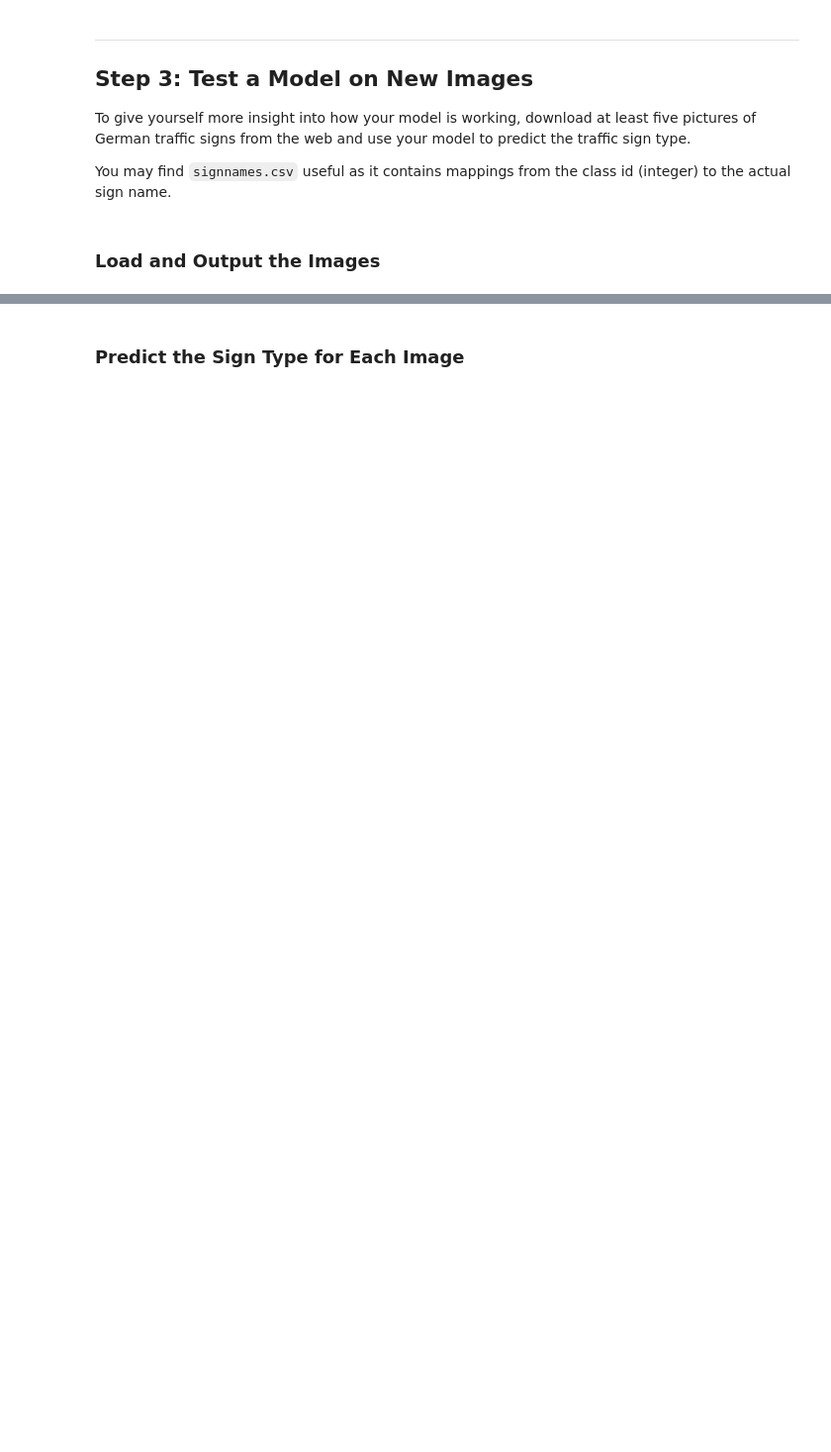
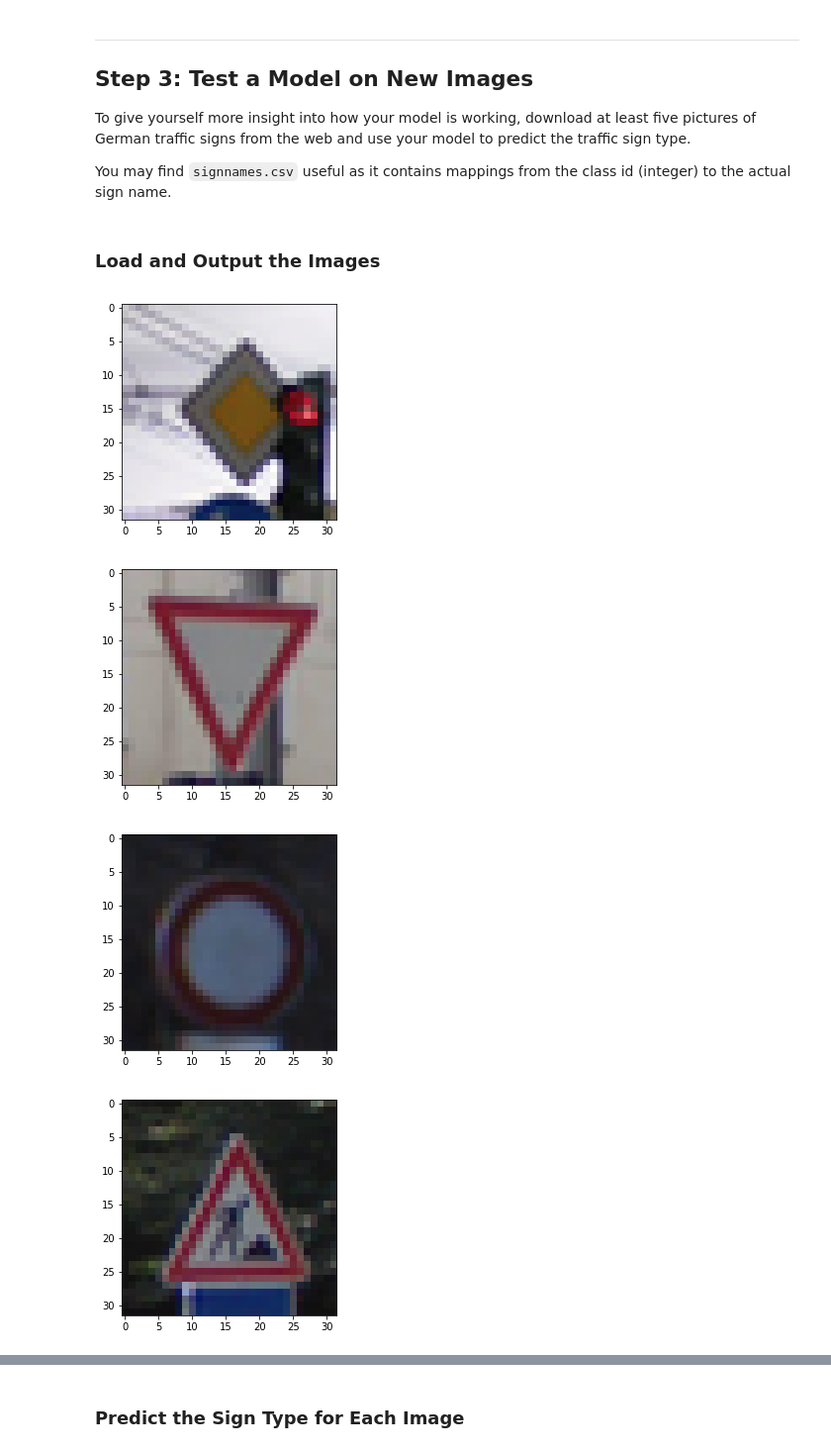
Before and after one commit to GorshkovNikita/CarND-Traffic-Sign-Classifier-Project, a Jupyter notebook: Traffic_Sign_Classifier.ipynb, the cells around one changed output, grey strips where cells are left out. Shown: that part at 99% size. Cells and saved outputs as stored; diff of their text form; code cells hidden in the pictures; blank space fills up the shorter version.

```diff
--- a/Traffic_Sign_Classifier.ipynb
+++ b/Traffic_Sign_Classifier.ipynb
@@ -305,0 +344,52 @@ You may find `signnames.csv` useful as it contains mappings from the class id (i
+# %%
+### Load the images and plot them here.
+### Feel free to use as many code cells as needed.
+import matplotlib.image as mpimg
+
+image = cv2.cvtColor(cv2.imread('../german_traffic_signs/12.png'), cv2.COLOR_BGR2RGB)
+image1 = cv2.cvtColor(cv2.imread('../german_traffic_signs/13.png'), cv2.COLOR_BGR2RGB)
+# image2 = cv2.cvtColor(cv2.imread('../german_traffic_signs/15.png'), cv2.COLOR_BGR2RGB)
+image2 = X_train[29979]
+image3 = cv2.cvtColor(cv2.imread('../german_traffic_signs/25.png'), cv2.COLOR_BGR2RGB)
+image4 = cv2.cvtColor(cv2.imread('../german_traffic_signs/35.png'), cv2.COLOR_BGR2RGB)
+image5 = cv2.cvtColor(cv2.imread('../german_traffic_signs/18.png'), cv2.COLOR_BGR2RGB)
+image6 = cv2.cvtColor(cv2.imread('../german_traffic_signs/17.png'), cv2.COLOR_BGR2RGB)
+image7 = cv2.cvtColor(cv2.imread('../german_traffic_signs/22.png'), cv2.COLOR_BGR2RGB)
+images = np.array([image, image1, image2, image3, image4, image5, image6, image7])
+
+# Priority road
+plt.imshow(images[0])
+plt.show()
+
+# Yield
+plt.imshow(images[1])
+plt.show()
+
+# No vehicles
+plt.imshow(images[2])
+plt.show()
+
+# Road work
+plt.imshow(images[3])
+plt.show()
+
+# Ahead only
+plt.imshow(images[4])
+plt.show()
+
+# General caution
+plt.imshow(images[5])
+plt.show()
+
+# Stop
+plt.imshow(images[6])
+plt.show()
+
+# Bumpy road
+plt.imshow(images[7])
+plt.show()
+# %% [output]
+[figure, added]
+[figure, added]
+[figure, added]
+[figure, added]
```
Also changed, not shown: parts of 13 cells of this notebook, 3 other files.
